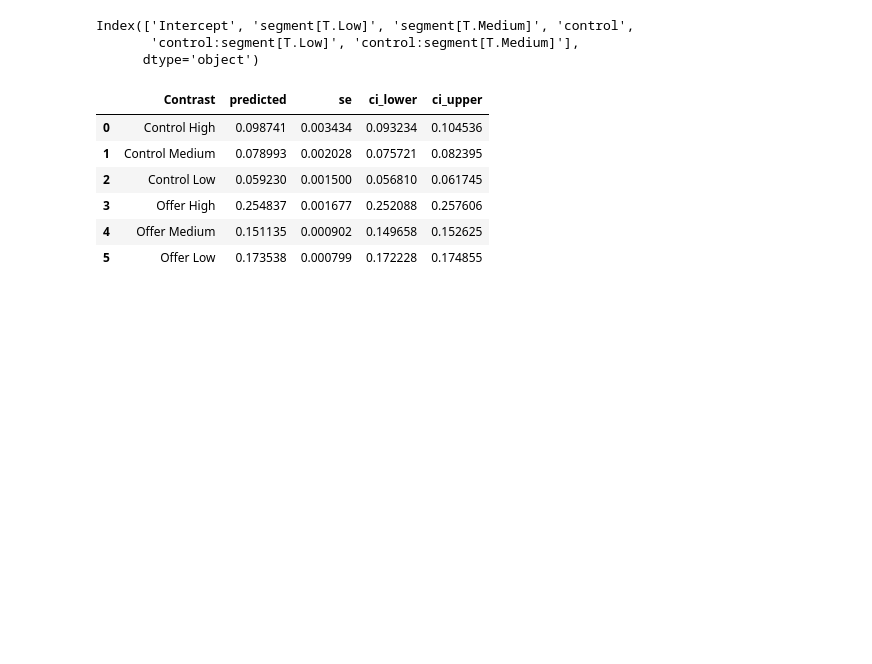
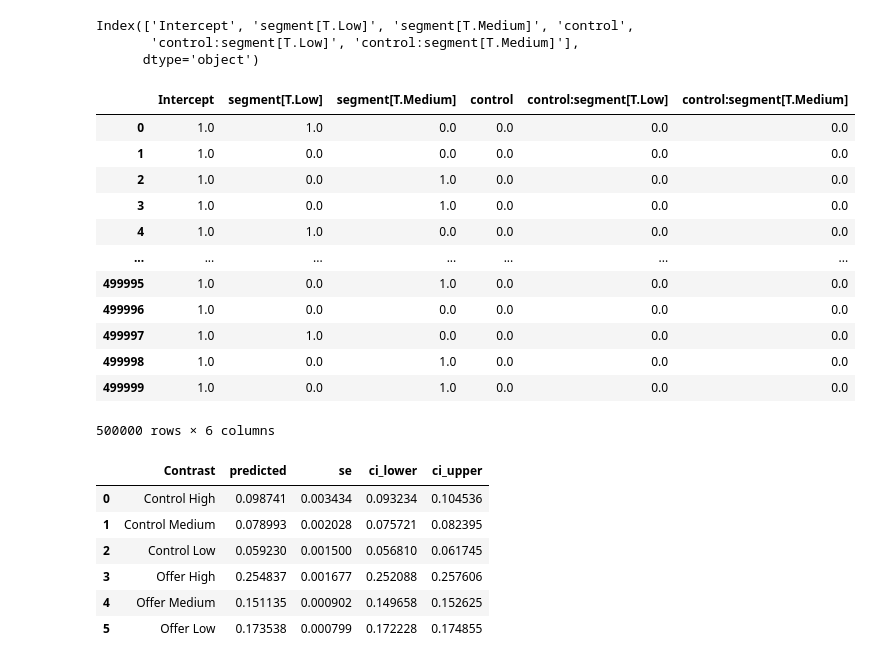
Before and after one commit to DivyaSharma0795/streaming-campaign-measurement, a Jupyter notebook: notebooks/03_Analysis.ipynb, the cells around one changed output. Saved outputs shown, nothing was run; the diff lists cells and outputs as text; code cells hidden in the pictures; blank space fills up the shorter version.

```diff
--- a/notebooks/03_Analysis.ipynb
+++ b/notebooks/03_Analysis.ipynb
@@ -174,6 +174,22 @@ X.columns
 Index(['Intercept', 'segment[T.Low]', 'segment[T.Medium]', 'control',
        'control:segment[T.Low]', 'control:segment[T.Medium]'],
       dtype='object')
+# %%
+X
+# %% [output]
+|  | Intercept | segment[T.Low] | segment[T.Medium] | control | control:segment[T.Low] | control:segment[T.Medium] |
+| 0 | 1.0 | 1.0 | 0.0 | 0.0 | 0.0 | 0.0 |
+| 1 | 1.0 | 0.0 | 0.0 | 0.0 | 0.0 | 0.0 |
+| 2 | 1.0 | 0.0 | 1.0 | 0.0 | 0.0 | 0.0 |
+| 3 | 1.0 | 0.0 | 1.0 | 0.0 | 0.0 | 0.0 |
+| 4 | 1.0 | 1.0 | 0.0 | 0.0 | 0.0 | 0.0 |
+| ... | ... | ... | ... | ... | ... | ... |
+| 499995 | 1.0 | 0.0 | 1.0 | 0.0 | 0.0 | 0.0 |
+| 499996 | 1.0 | 0.0 | 0.0 | 0.0 | 0.0 | 0.0 |
+| 499997 | 1.0 | 1.0 | 0.0 | 0.0 | 0.0 | 0.0 |
+| 499998 | 1.0 | 0.0 | 1.0 | 0.0 | 0.0 | 0.0 |
+| 499999 | 1.0 | 0.0 | 1.0 | 0.0 | 0.0 | 0.0 |
+500000 rows × 6 columns
 # %%
 # Building the 6 predicted groups for the predicted probabilities
 contrast_rows = {
```
Also changed, not shown: parts of 20 cells of this notebook.
